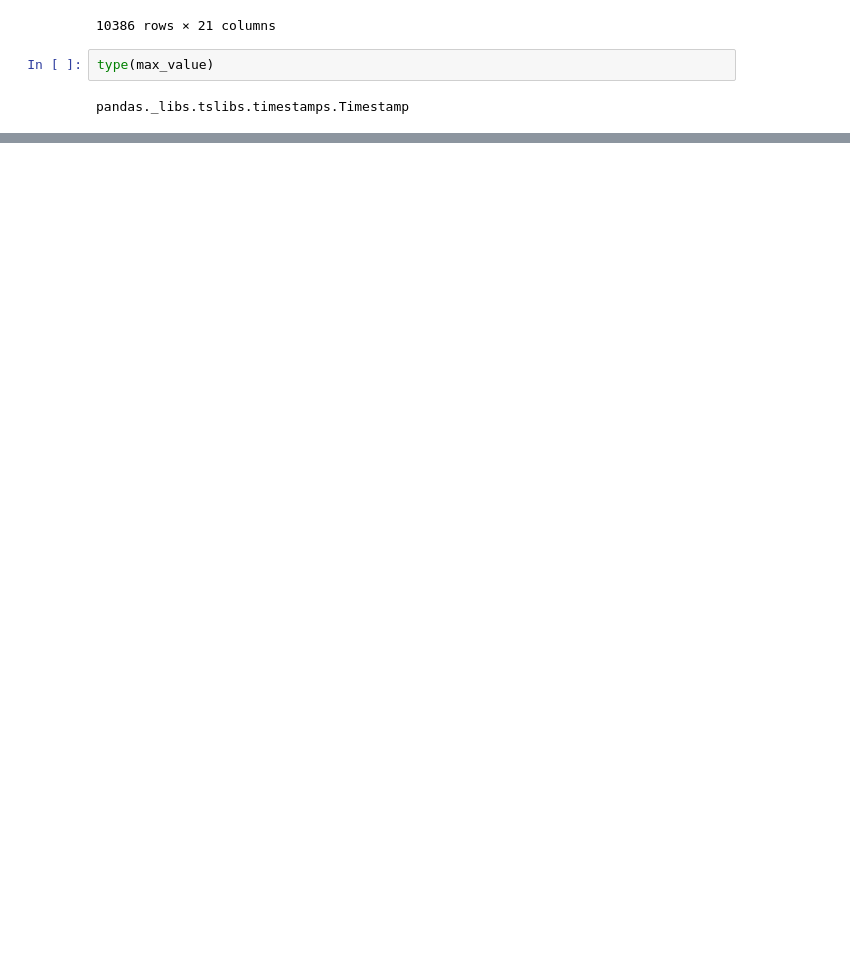
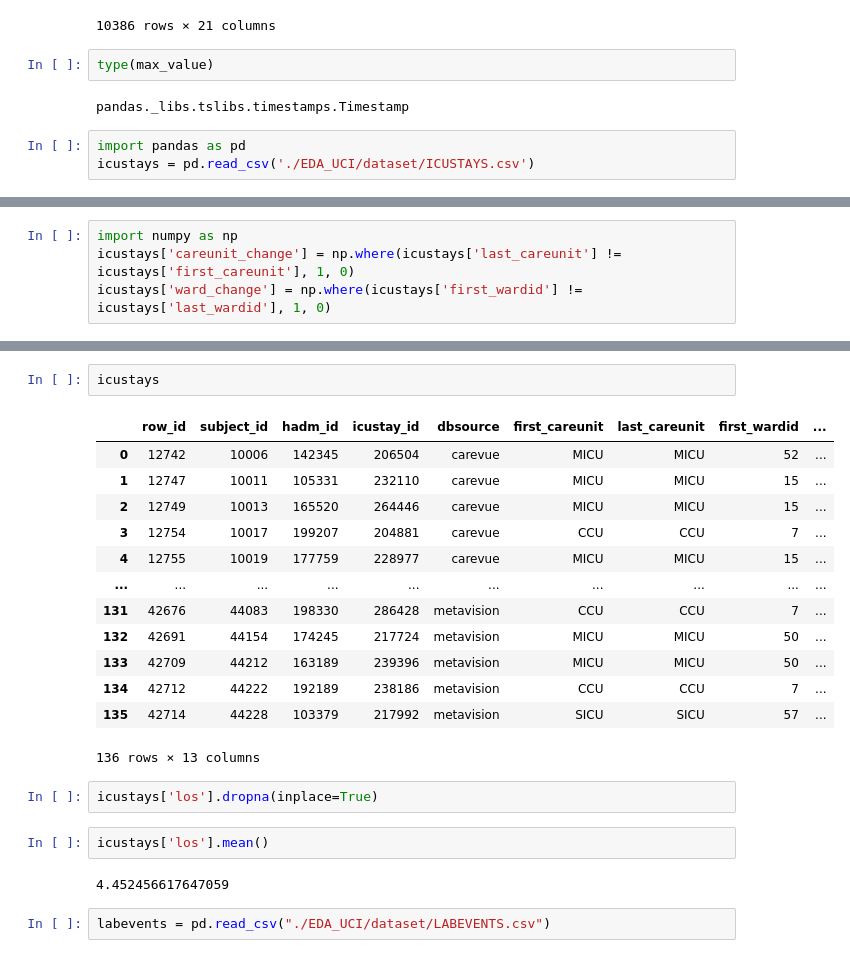
Before and after one commit to LuisM18/PF_Henry_UCI, a Jupyter notebook: auxiliar.ipynb, the cells around one changed output, grey strips where cells are left out. Saved outputs shown, nothing was run; the diff lists cells and outputs as text; blank space fills up the shorter version.

```diff
--- a/auxiliar.ipynb
+++ b/auxiliar.ipynb
@@ -429,3 +429,6 @@ filtered_prescriptions
 type(max_value)
 # %% [output]
 pandas._libs.tslibs.timestamps.Timestamp
+# %%
+import pandas as pd
+icustays = pd.read_csv('./EDA_UCI/dataset/ICUSTAYS.csv')
@@ -431,0 +451,4 @@ pandas._libs.tslibs.timestamps.Timestamp
+# %%
+import numpy as np
+icustays['careunit_change'] = np.where(icustays['last_careunit'] != icustays['first_careunit'], 1, 0)
+icustays['ward_change'] = np.where(icustays['first_wardid'] != icustays['last_wardid'], 1, 0)
@@ -431,0 +470,24 @@ pandas._libs.tslibs.timestamps.Timestamp
+# %%
+icustays
+# %% [output]
+|  | row_id | subject_id | hadm_id | icustay_id | dbsource | first_careunit | last_careunit | first_wardid | ... |
+| 0 | 12742 | 10006 | 142345 | 206504 | carevue | MICU | MICU | 52 | ... |
+| 1 | 12747 | 10011 | 105331 | 232110 | carevue | MICU | MICU | 15 | ... |
+| 2 | 12749 | 10013 | 165520 | 264446 | carevue | MICU | MICU | 15 | ... |
+| 3 | 12754 | 10017 | 199207 | 204881 | carevue | CCU | CCU | 7 | ... |
+| 4 | 12755 | 10019 | 177759 | 228977 | carevue | MICU | MICU | 15 | ... |
+| ... | ... | ... | ... | ... | ... | ... | ... | ... | ... |
+| 131 | 42676 | 44083 | 198330 | 286428 | metavision | CCU | CCU | 7 | ... |
+| 132 | 42691 | 44154 | 174245 | 217724 | metavision | MICU | MICU | 50 | ... |
+| 133 | 42709 | 44212 | 163189 | 239396 | metavision | MICU | MICU | 50 | ... |
+| 134 | 42712 | 44222 | 192189 | 238186 | metavision | CCU | CCU | 7 | ... |
+| 135 | 42714 | 44228 | 103379 | 217992 | metavision | SICU | SICU | 57 | ... |
+136 rows × 13 columns
+# %%
+icustays['los'].dropna(inplace=True)
+# %%
+icustays['los'].mean()
+# %% [output]
+4.452456617647059
+# %%
+labevents = pd.read_csv("./EDA_UCI/dataset/LABEVENTS.csv")
```
Also changed, not shown: parts of 14 cells of this notebook, 2 other files.
